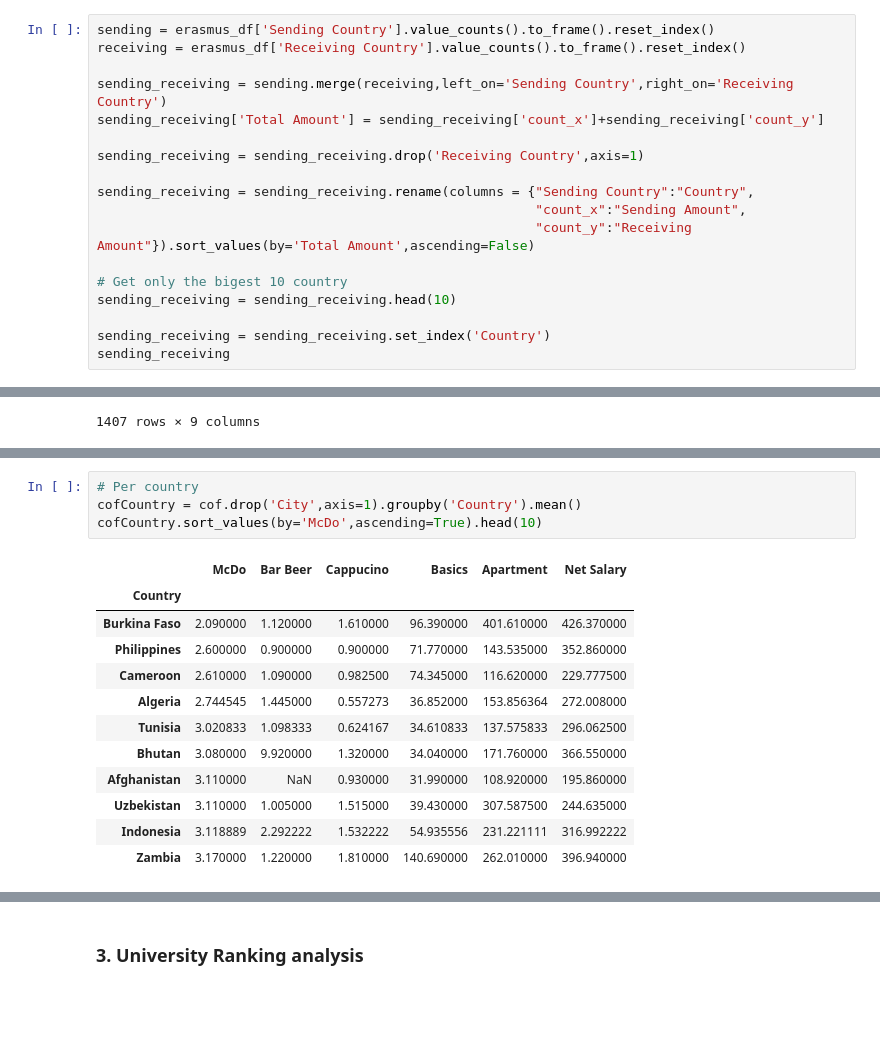
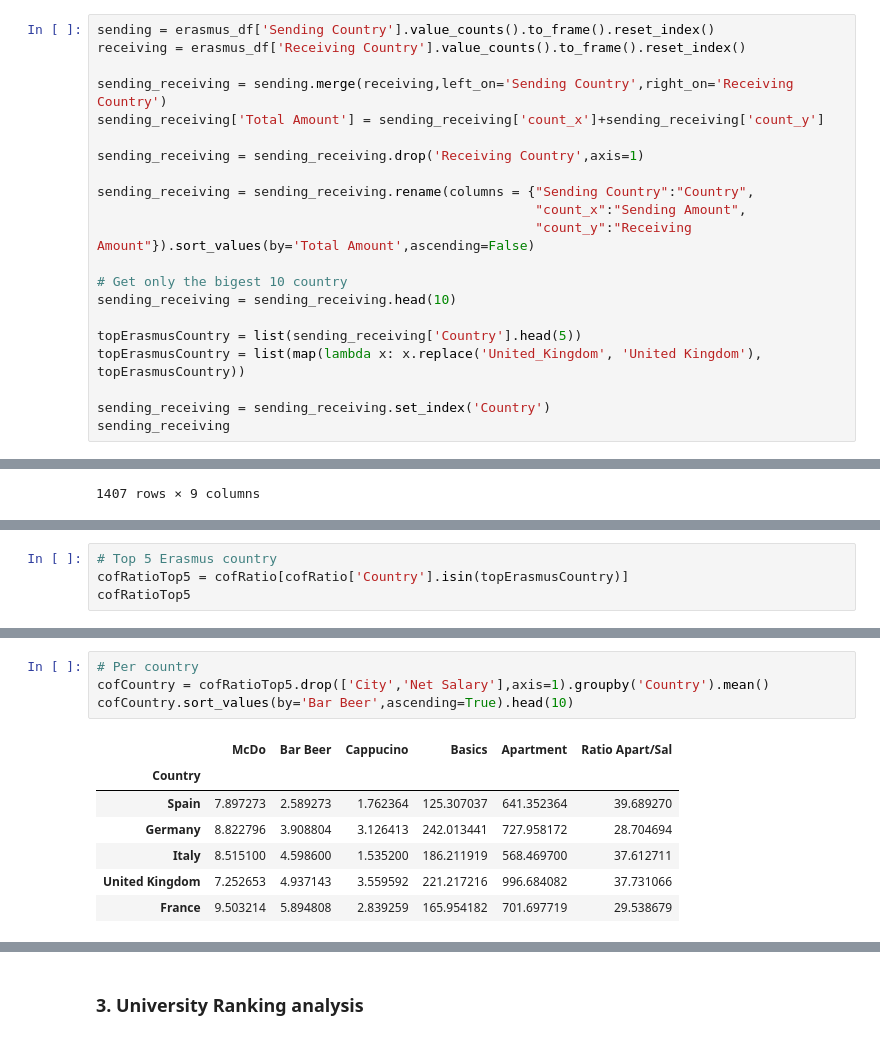
Before and after one commit to tatouti/DatabasePD, a Jupyter notebook: Erasmus_DataAnalysis.ipynb, the cells around one changed output, grey strips where cells are left out. Cells and saved outputs as stored; diff of their text form; blank space fills up the shorter version.

```diff
--- a/Erasmus_DataAnalysis.ipynb
+++ b/Erasmus_DataAnalysis.ipynb
@@ -434,6 +434,9 @@ sending_receiving = sending_receiving.rename(columns = {"Sending Country":"Count
 # Get only the bigest 10 country
 sending_receiving = sending_receiving.head(10)
 
+topErasmusCountry = list(sending_receiving['Country'].head(5))
+topErasmusCountry = list(map(lambda x: x.replace('United_Kingdom', 'United Kingdom'), topErasmusCountry))
+
 sending_receiving = sending_receiving.set_index('Country')
 sending_receiving
 # %% [output]
@@ -549,0 +556,4 @@ cofRatio.sort_values(by='Ratio Apart/Sal',ascending=True)
+# %%
+# Top 5 Erasmus country
+cofRatioTop5 = cofRatio[cofRatio['Country'].isin(topErasmusCountry)]
+cofRatioTop5
@@ -550,17 +574,12 @@ cofRatio.sort_values(by='Ratio Apart/Sal',ascending=True)
 # %%
 # Per country
-cofCountry = cof.drop('City',axis=1).groupby('Country').mean()
-cofCountry.sort_values(by='McDo',ascending=True).head(10)
+cofCountry = cofRatioTop5.drop(['City','Net Salary'],axis=1).groupby('Country').mean()
+cofCountry.sort_values(by='Bar Beer',ascending=True).head(10)
 # %% [output]
-|  | McDo | Bar Beer | Cappucino | Basics | Apartment | Net Salary |
+|  | McDo | Bar Beer | Cappucino | Basics | Apartment | Ratio Apart/Sal |
 | Country |  |  |  |  |  |  |
-| Burkina Faso | 2.090000 | 1.120000 | 1.610000 | 96.390000 | 401.610000 | 426.370000 |
-| Philippines | 2.600000 | 0.900000 | 0.900000 | 71.770000 | 143.535000 | 352.860000 |
-| Cameroon | 2.610000 | 1.090000 | 0.982500 | 74.345000 | 116.620000 | 229.777500 |
-| Algeria | 2.744545 | 1.445000 | 0.557273 | 36.852000 | 153.856364 | 272.008000 |
-| Tunisia | 3.020833 | 1.098333 | 0.624167 | 34.610833 | 137.575833 | 296.062500 |
-| Bhutan | 3.080000 | 9.920000 | 1.320000 | 34.040000 | 171.760000 | 366.550000 |
-| Afghanistan | 3.110000 | NaN | 0.930000 | 31.990000 | 108.920000 | 195.860000 |
-| Uzbekistan | 3.110000 | 1.005000 | 1.515000 | 39.430000 | 307.587500 | 244.635000 |
-| Indonesia | 3.118889 | 2.292222 | 1.532222 | 54.935556 | 231.221111 | 316.992222 |
-| Zambia | 3.170000 | 1.220000 | 1.810000 | 140.690000 | 262.010000 | 396.940000 |
+| Spain | 7.897273 | 2.589273 | 1.762364 | 125.307037 | 641.352364 | 39.689270 |
+| Germany | 8.822796 | 3.908804 | 3.126413 | 242.013441 | 727.958172 | 28.704694 |
+| Italy | 8.515100 | 4.598600 | 1.535200 | 186.211919 | 568.469700 | 37.612711 |
+| United Kingdom | 7.252653 | 4.937143 | 3.559592 | 221.217216 | 996.684082 | 37.731066 |
+| France | 9.503214 | 5.894808 | 2.839259 | 165.954182 | 701.697719 | 29.538679 |
```
Also changed, not shown: parts of 9 cells of this notebook.
